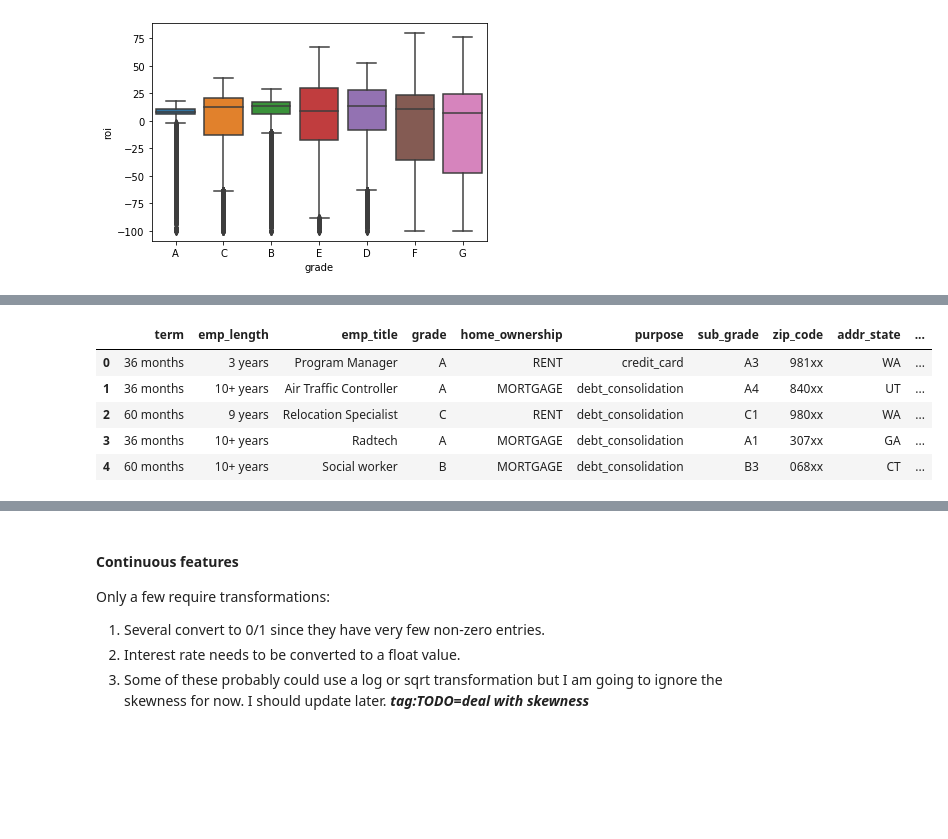
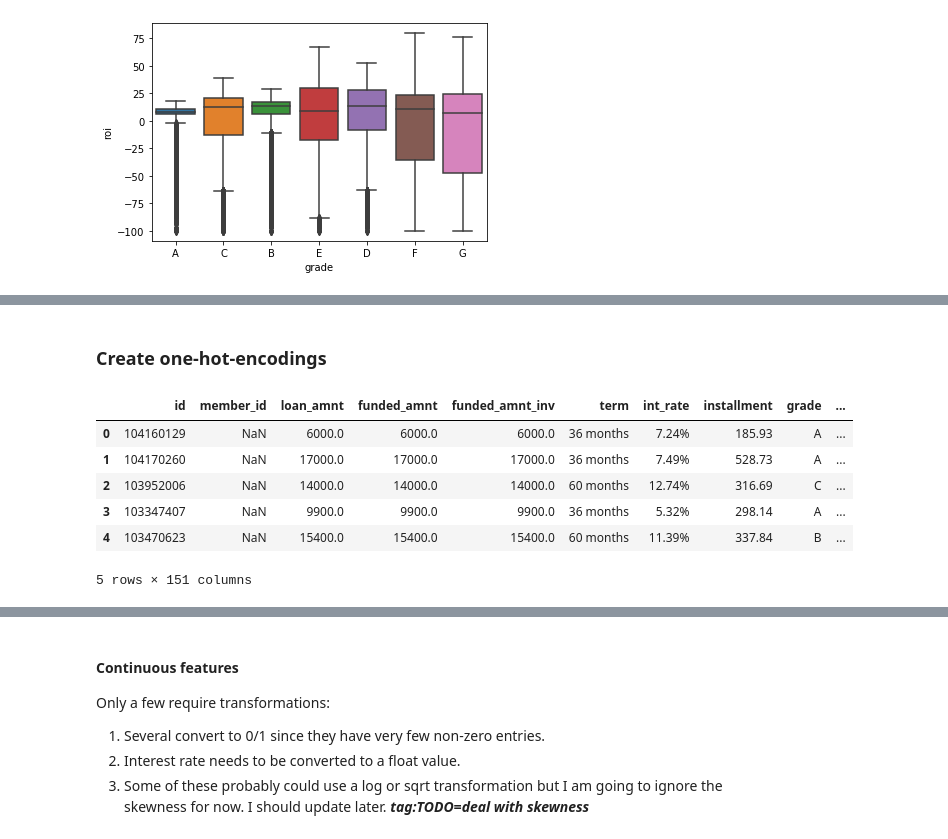
Before and after one commit to PipCourbois/LendingClubModels, a Jupyter notebook: LendingClub_EDA_and_Training.ipynb, the cells around one changed output, grey strips where cells are left out. Drawn from its saved outputs; the diff is of its cells as text; code cells hidden in the pictures; blank space fills up the shorter version.

```diff
--- a/LendingClub_EDA_and_Training.ipynb
+++ b/LendingClub_EDA_and_Training.ipynb
@@ -192 +405,3 @@ For the random forest I am using one-hot encoding for all categorical variables.
+# %% [markdown]
+### Create one-hot-encodings
 # %%
@@ -205,9 +423,10 @@ LC_raw_cats = LC_raw[[
 # %%
-LC_raw_cats.head()
+LC_raw.head()
 # %% [output]
-|  | term | emp_length | emp_title | grade | home_ownership | purpose | sub_grade | zip_code | addr_state | ... |
-| 0 | 36 months | 3 years | Program Manager | A | RENT | credit_card | A3 | 981xx | WA | ... |
-| 1 | 36 months | 10+ years | Air Traffic Controller | A | MORTGAGE | debt_consolidation | A4 | 840xx | UT | ... |
-| 2 | 60 months | 9 years | Relocation Specialist | C | RENT | debt_consolidation | C1 | 980xx | WA | ... |
-| 3 | 36 months | 10+ years | Radtech | A | MORTGAGE | debt_consolidation | A1 | 307xx | GA | ... |
-| 4 | 60 months | 10+ years | Social worker | B | MORTGAGE | debt_consolidation | B3 | 068xx | CT | ... |
+|  | id | member_id | loan_amnt | funded_amnt | funded_amnt_inv | term | int_rate | installment | grade | ... |
+| 0 | 104160129 | NaN | 6000.0 | 6000.0 | 6000.0 | 36 months | 7.24% | 185.93 | A | ... |
+| 1 | 104170260 | NaN | 17000.0 | 17000.0 | 17000.0 | 36 months | 7.49% | 528.73 | A | ... |
+| 2 | 103952006 | NaN | 14000.0 | 14000.0 | 14000.0 | 60 months | 12.74% | 316.69 | C | ... |
+| 3 | 103347407 | NaN | 9900.0 | 9900.0 | 9900.0 | 36 months | 5.32% | 298.14 | A | ... |
+| 4 | 103470623 | NaN | 15400.0 | 15400.0 | 15400.0 | 60 months | 11.39% | 337.84 | B | ... |
+5 rows × 151 columns
```
Also changed, not shown: parts of 54 cells of this notebook.
